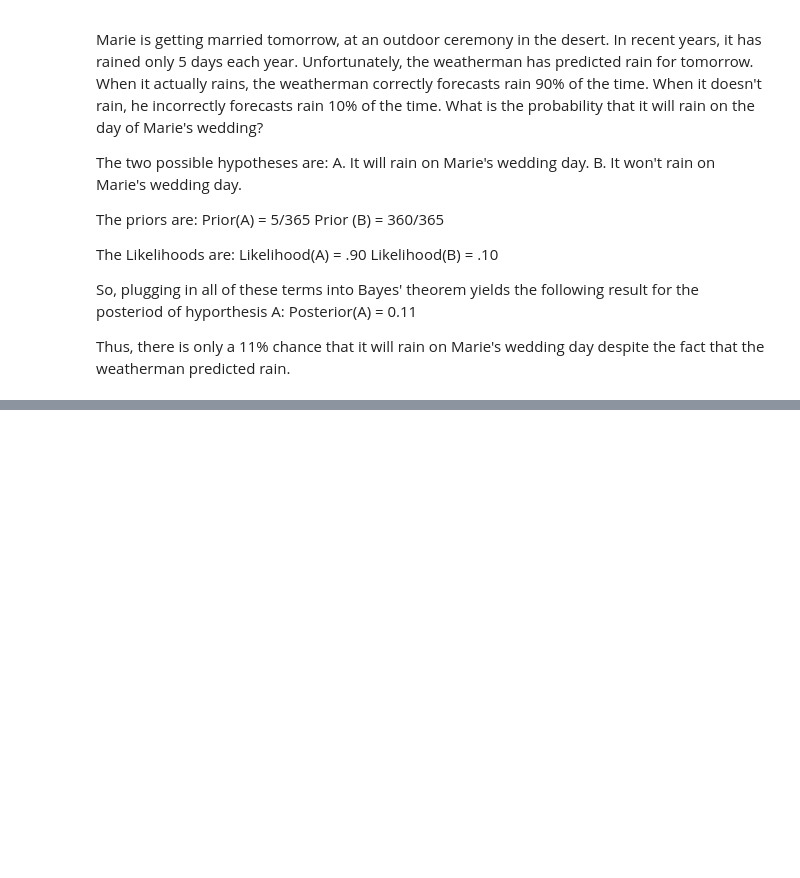
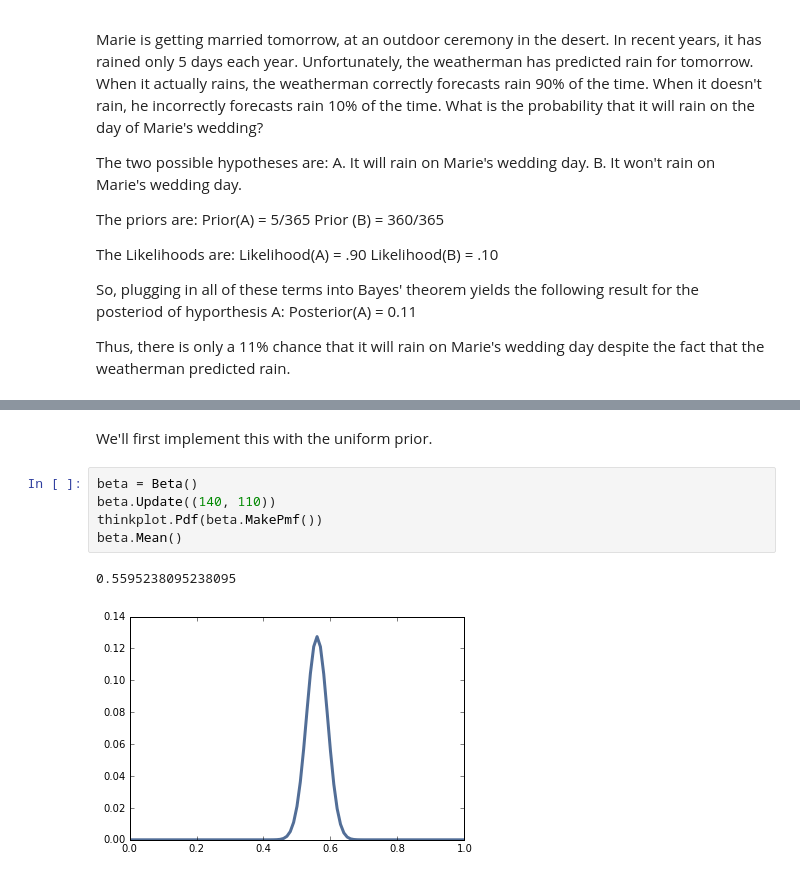
Before and after one commit to umadesai/ThinkBayes2, a Jupyter notebook: code/report-02.ipynb, the cells around one changed output, grey strips where cells are left out. Drawn from its saved outputs; the diff is of its cells as text; blank space fills up the shorter version.

```diff
--- a/code/report-02.ipynb
+++ b/code/report-02.ipynb
@@ -205,0 +306,10 @@ Thus, there is only a 11% chance that it will rain on Marie's wedding day despit
+# %% [markdown]
+We'll first implement this with the uniform prior.
+# %%
+beta = Beta()
+beta.Update((140, 110))
+thinkplot.Pdf(beta.MakePmf())
+beta.Mean()
+# %% [output]
+0.5595238095238095
+[figure, added]
```
Also changed, not shown: parts of 7 cells of this notebook.
